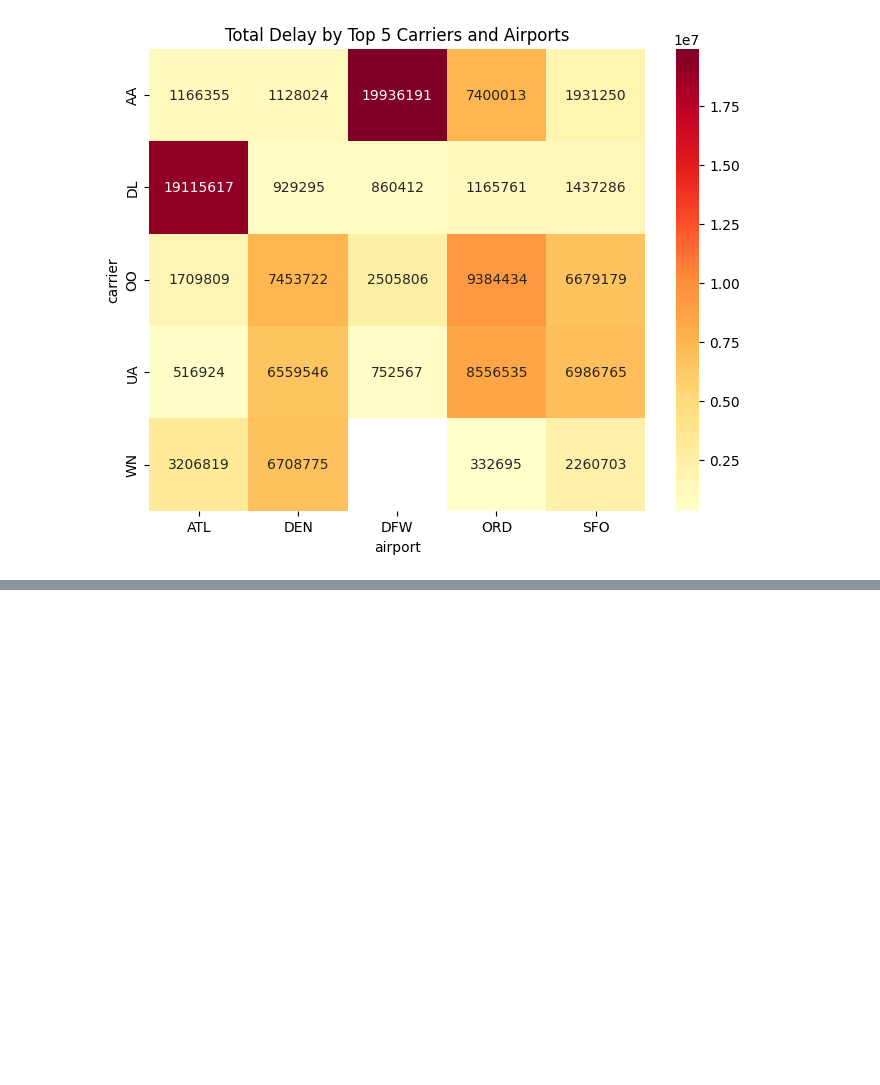
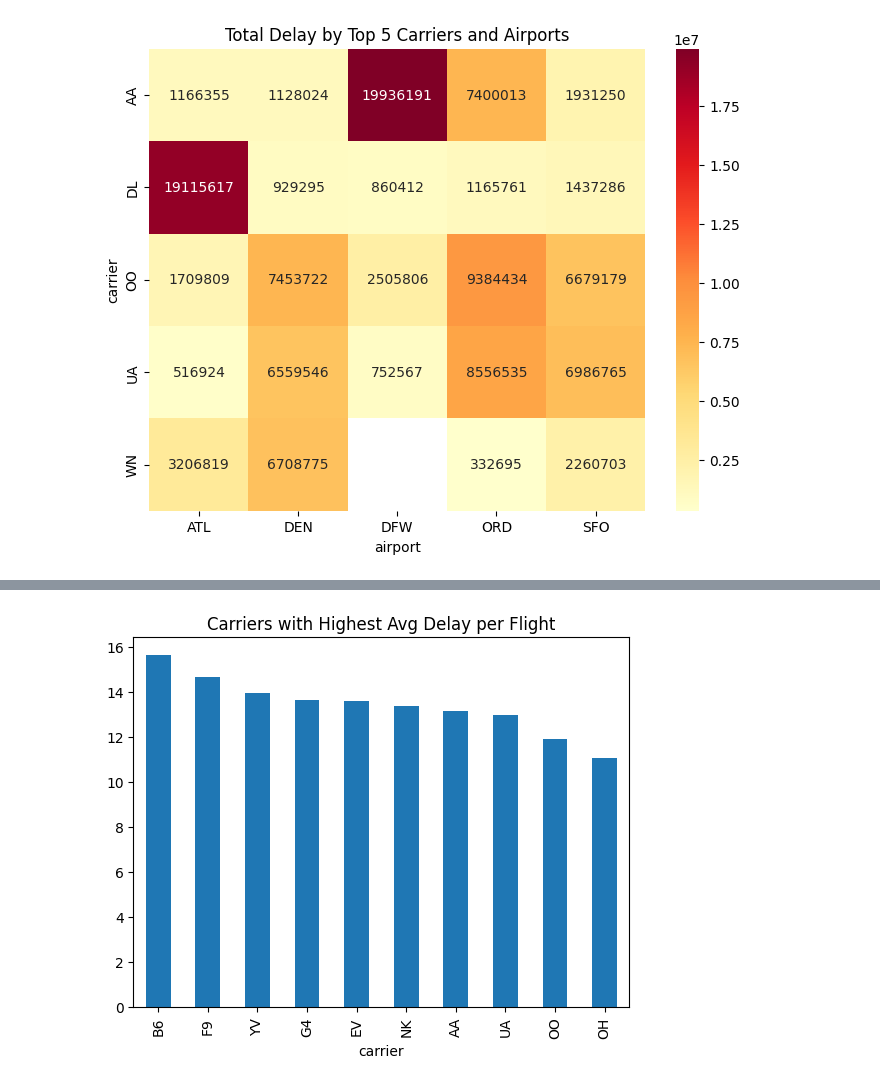
Before and after one commit to santoshkhadk/airline-delay-pipeline, a Jupyter notebook: notebook/airline-delay.ipynb, the cells around one changed output, grey strips where cells are left out. Saved outputs shown, nothing was run; the diff lists cells and outputs as text; code cells hidden in the pictures; blank space fills up the shorter version.

```diff
--- a/notebook/airline-delay.ipynb
+++ b/notebook/airline-delay.ipynb
@@ -496,0 +508,12 @@ Check seasonal trends to see if a carrier performs better/worse in certain month
+# %%
+df['avg_delay_per_flight'] = df['arr_delay'] / df['arr_flights']
+
+carrier_avg_delay = df.groupby('carrier')['avg_delay_per_flight']\
+                      .mean()\
+                      .sort_values(ascending=False)
+
+carrier_avg_delay.head(10).plot(kind='bar')
+plt.title("Carriers with Highest Avg Delay per Flight")
+plt.show()
+# %% [output]
+[figure, added]
```
Also changed, not shown: parts of 24 cells of this notebook.
